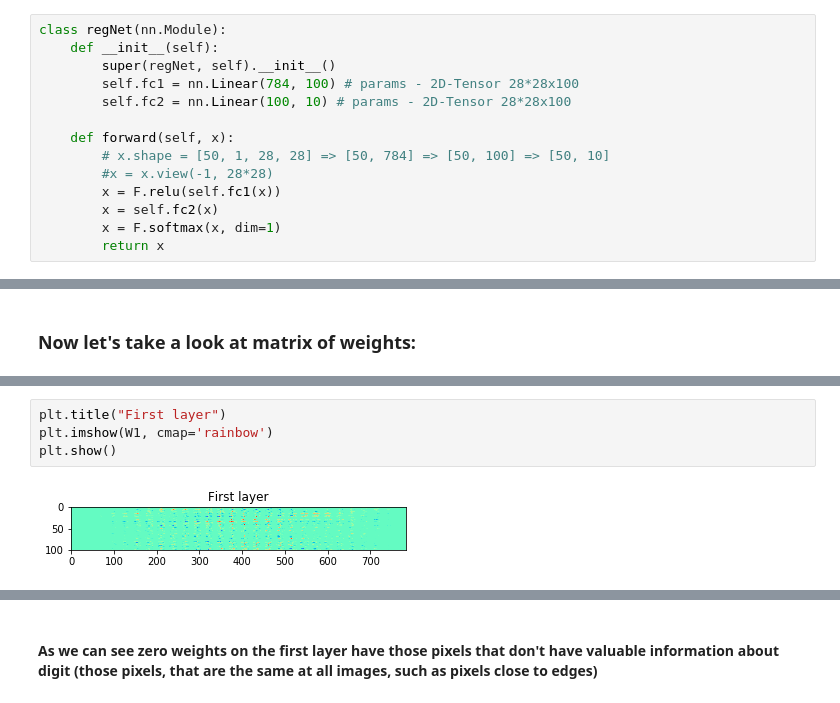
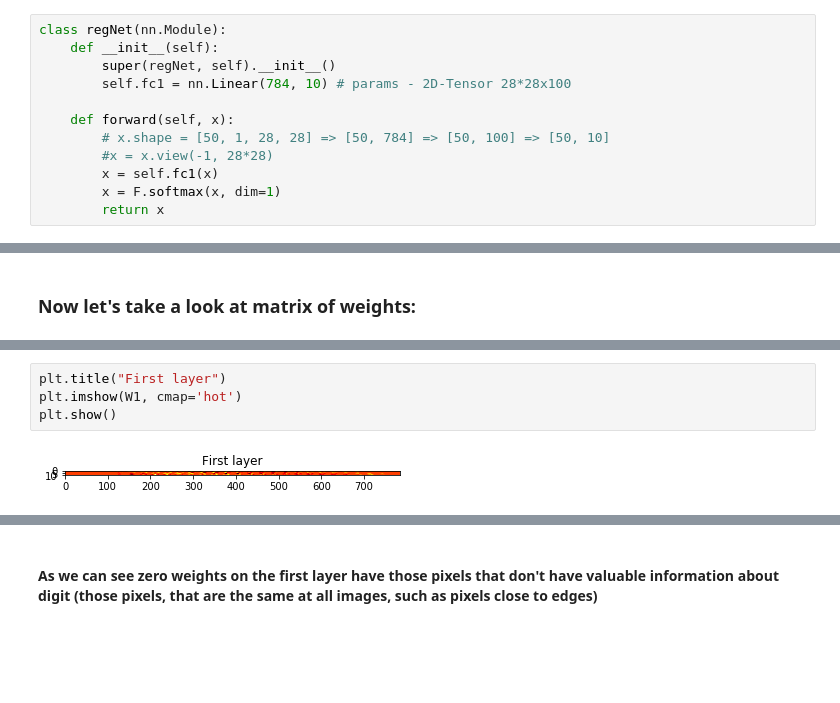
Before and after one commit to whiteRa2bit/Yandex_ML_project, a Jupyter notebook: lab-2.ipynb, the cells around one changed output, grey strips where cells are left out. Saved outputs shown, nothing was run; the diff lists cells and outputs as text; blank space fills up the shorter version.

```diff
--- a/lab-2.ipynb
+++ b/lab-2.ipynb
@@ -258,14 +268,12 @@ $$\arg\min_W -\frac{1}{\mathcal{l}}\sum_y\sum_i [y = i] \cdot \ln(p_i(W)) + \lam
 class regNet(nn.Module):
     def __init__(self):
         super(regNet, self).__init__()
-        self.fc1 = nn.Linear(784, 100) # params - 2D-Tensor 28*28x100
-        self.fc2 = nn.Linear(100, 10) # params - 2D-Tensor 28*28x100
+        self.fc1 = nn.Linear(784, 10) # params - 2D-Tensor 28*28x100
 
     def forward(self, x):
         # x.shape = [50, 1, 28, 28] => [50, 784] => [50, 100] => [50, 10]
         #x = x.view(-1, 28*28)
-        x = F.relu(self.fc1(x))
-        x = self.fc2(x)
+        x = self.fc1(x)
         x = F.softmax(x, dim=1)
         return x
 # %%
@@ -365,6 +354,6 @@ print(W1)
 # %%
 plt.title("First layer")
-plt.imshow(W1, cmap='rainbow')
+plt.imshow(W1, cmap='hot')
 plt.show()
 # %% [output]
-[figure, old version]
+[figure, new version]
```
Also changed, not shown: parts of 19 cells of this notebook.
